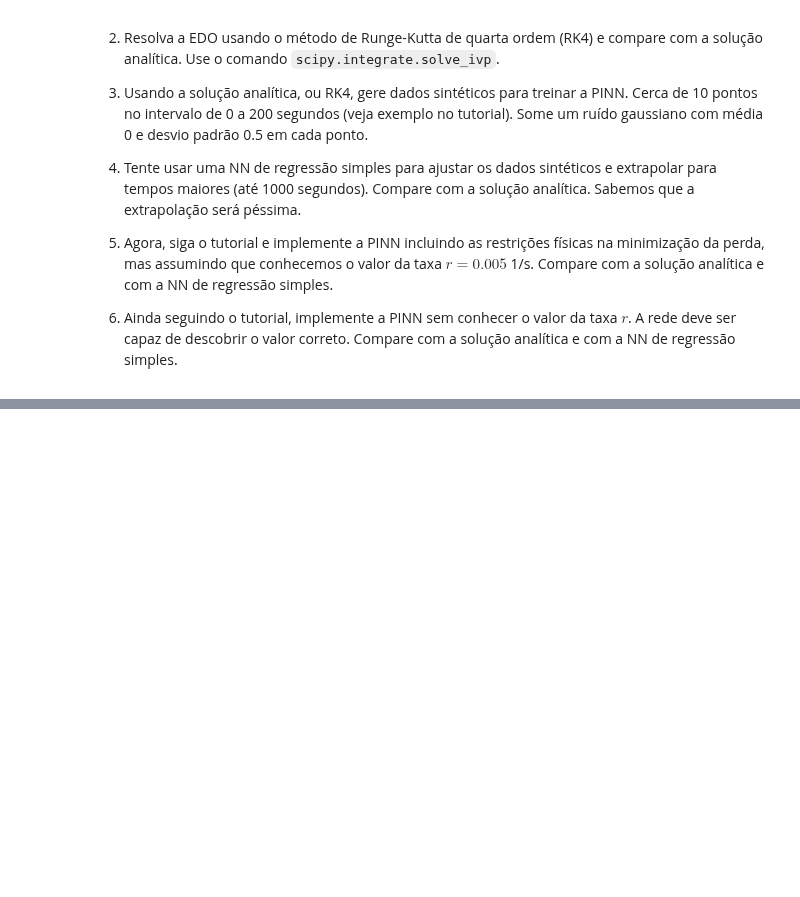
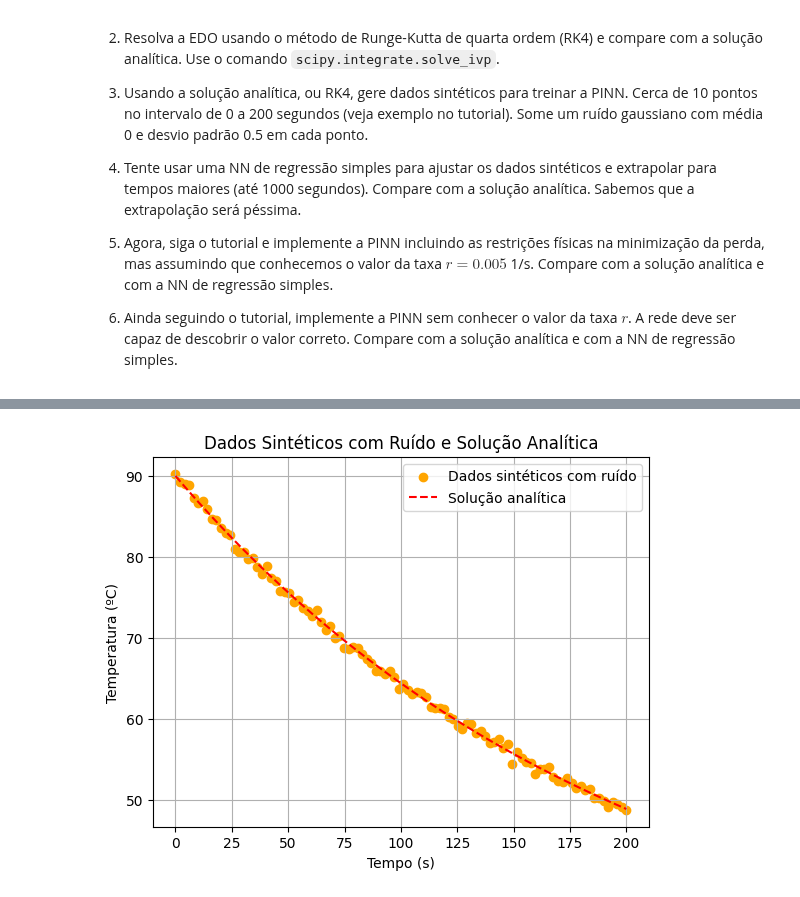
Before and after one commit to brunamendesfis/Computational_Physics, a Jupyter notebook: Redes_Neurais/Atividade_04/Exercício_01.ipynb, the cells around one changed output, grey strips where cells are left out. Saved outputs shown, nothing was run; the diff lists cells and outputs as text; code cells hidden in the pictures; blank space fills up the shorter version.

```diff
--- a/Redes_Neurais/Atividade_04/Exercício_01.ipynb
+++ b/Redes_Neurais/Atividade_04/Exercício_01.ipynb
@@ -81,0 +114,17 @@ def physics_loss_discovery(model, Tenv):
+# %%
+# Gerando dados sintéticos com ruído
+np.random.seed(42)
+synthetic_data = T_analyt + np.random.normal(0, 0.5, size=len(sol.t))
+
+# Plotando os dados sintéticos
+plt.scatter(sol.t, synthetic_data, label="Dados sintéticos com ruído", color='orange')
+plt.plot(sol.t, T_analyt, '--', label="Solução analítica", color='red')
+
+plt.xlabel("Tempo (s)")
+plt.ylabel("Temperatura (ºC)")
+plt.legend()
+plt.title("Dados Sintéticos com Ruído e Solução Analítica")
+plt.grid(True)
+plt.show()
+# %% [output]
+[figure, added]
```
Also changed, not shown: parts of 4 cells of this notebook.
